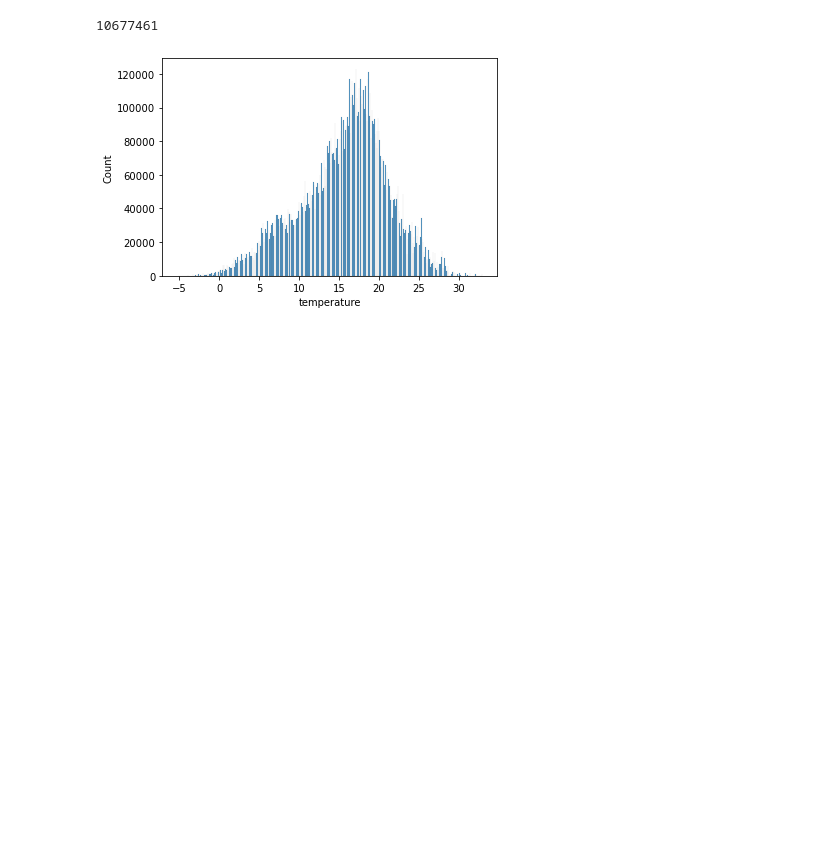
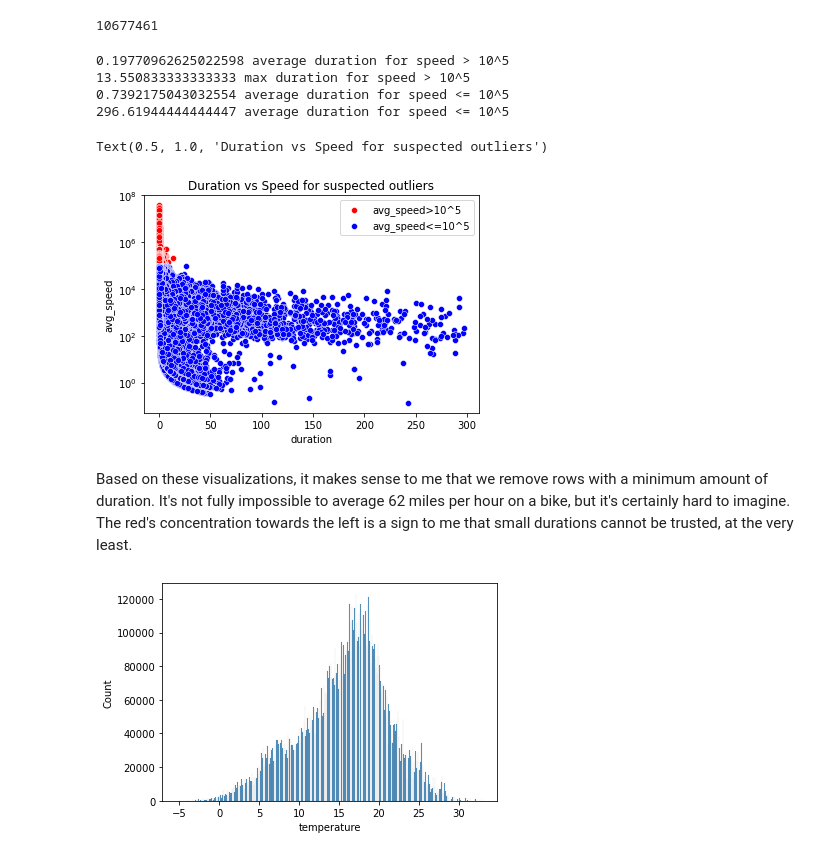
Before and after one commit to sachin-dabas/City-Biking, a Jupyter notebook: Final_Project.ipynb, the cells around one changed output. Saved outputs shown, nothing was run; the diff lists cells and outputs as text; code cells hidden in the pictures; blank space fills up the shorter version.

```diff
--- a/Final_Project.ipynb
+++ b/Final_Project.ipynb
@@ -206,3 +215,26 @@ Interesting plot here, and hard to interpret given the log x scale, but almost n
 (df["avg_speed"] > 10**5).sum()
 # %% [output]
 10677461
+# %%
+print(f"{df[df['avg_speed'] > 10**5]['duration'].mean()} average duration for speed > 10^5")
+print(f"{df[df['avg_speed'] > 10**5]['duration'].max()} max duration for speed > 10^5")
+
+print(f"{df[df['avg_speed'] <= 10**5]['duration'].mean()} average duration for speed <= 10^5")
+print(f"{df[df['avg_speed'] <= 10**5]['duration'].max()} average duration for speed <= 10^5")
+# %% [output]
+0.19770962625022598 average duration for speed > 10^5
+13.550833333333333 max duration for speed > 10^5
+0.7392175043032554 average duration for speed <= 10^5
+296.61944444444447 average duration for speed <= 10^5
+# %%
+toofast = df[df['avg_speed'] > 10**5]
+slow = df[df['avg_speed'] <= 10**5]
+ax = sns.scatterplot(data=toofast, color="r", x=toofast["duration"], y=toofast["avg_speed"], label="avg_speed>10^5")
+sns.scatterplot(data=slow, color="b", x=slow["duration"], y=slow["avg_speed"], ax=ax, label="avg_speed<=10^5")
+ax.set(yscale="log")
+plt.title("Duration vs Speed for suspected outliers")
+# %% [output]
+Text(0.5, 1.0, 'Duration vs Speed for suspected outliers')
+[figure, added]
+# %% [markdown]
+Based on these visualizations, it makes sense to me that we remove rows with a minimum amount of duration. It's not fully impossible to average 62 miles per hour on a bike, but it's certainly hard to imagine. The red's concentration towards the left is a sign to me that small durations cannot be trusted, at the very least.
```
Also changed, not shown: parts of 2 cells of this notebook, 2 other files.
